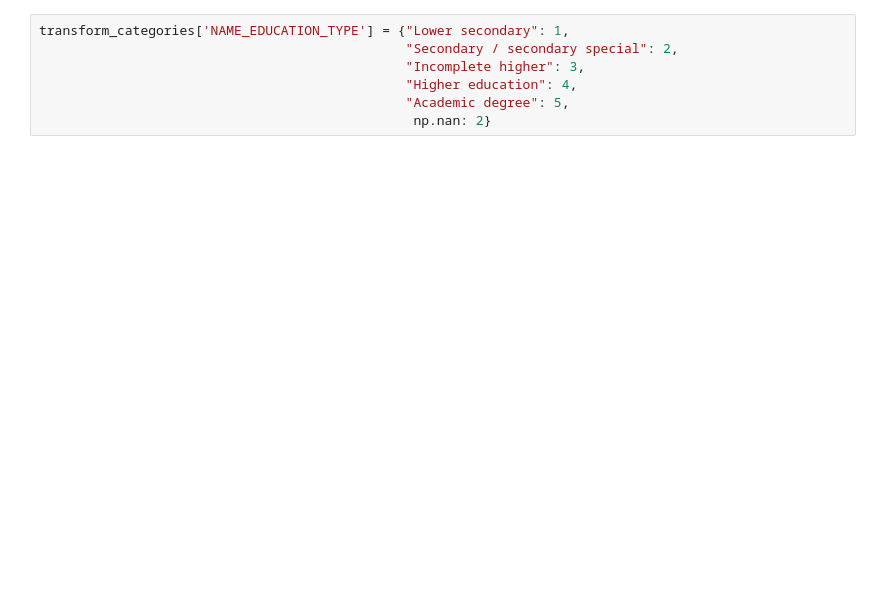
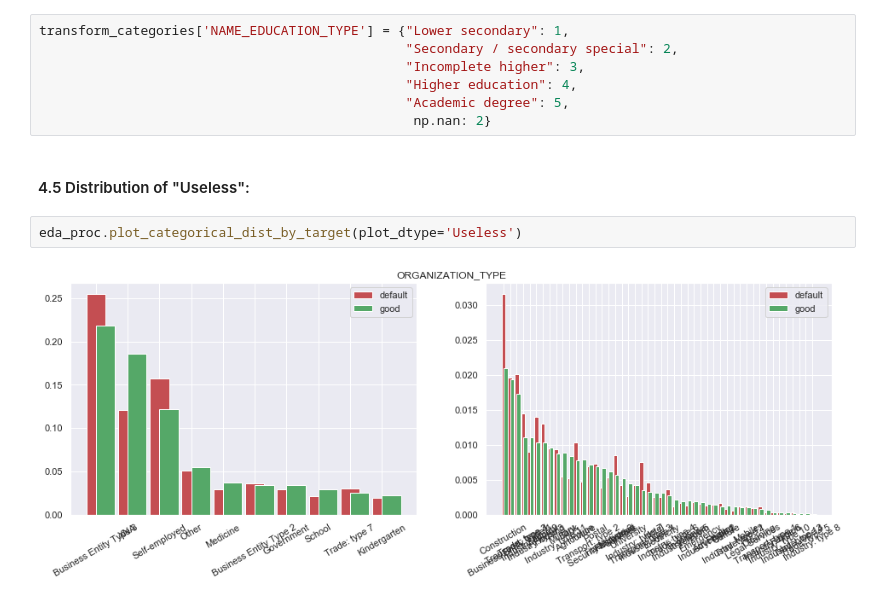
Before and after one commit to lasados/HomeCreditScoring, a Jupyter notebook: EDA application.ipynb, the cells around one changed output. Cells and saved outputs as stored; diff of their text form; blank space fills up the shorter version.

```diff
--- a/EDA application.ipynb
+++ b/EDA application.ipynb
@@ -428,3 +240,9 @@ transform_categories['NAME_EDUCATION_TYPE'] = {"Lower secondary": 1,
                                                "Higher education": 4,
                                                "Academic degree": 5,
                                                 np.nan: 2}
+# %% [markdown]
+#### 4.5 Distribution of "Useless":
+# %%
+eda_proc.plot_categorical_dist_by_target(plot_dtype='Useless')
+# %% [output]
+[figure, added]
```
Also changed, not shown: parts of 46 cells of this notebook, 1 other file.
